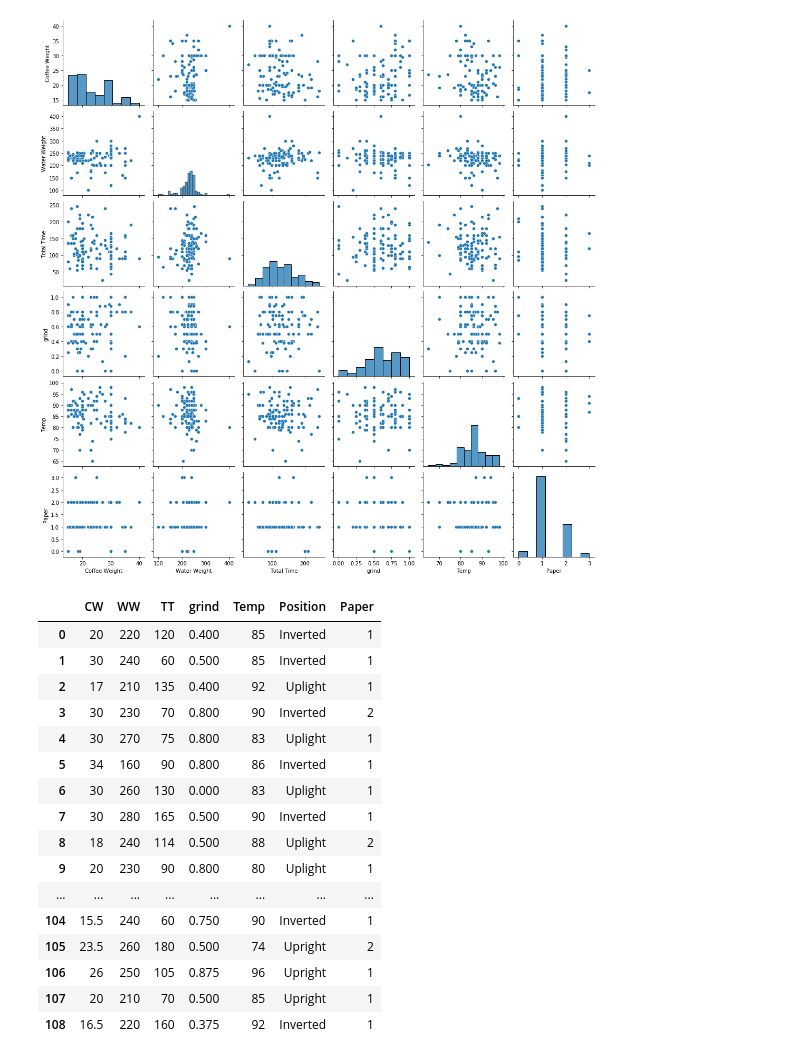
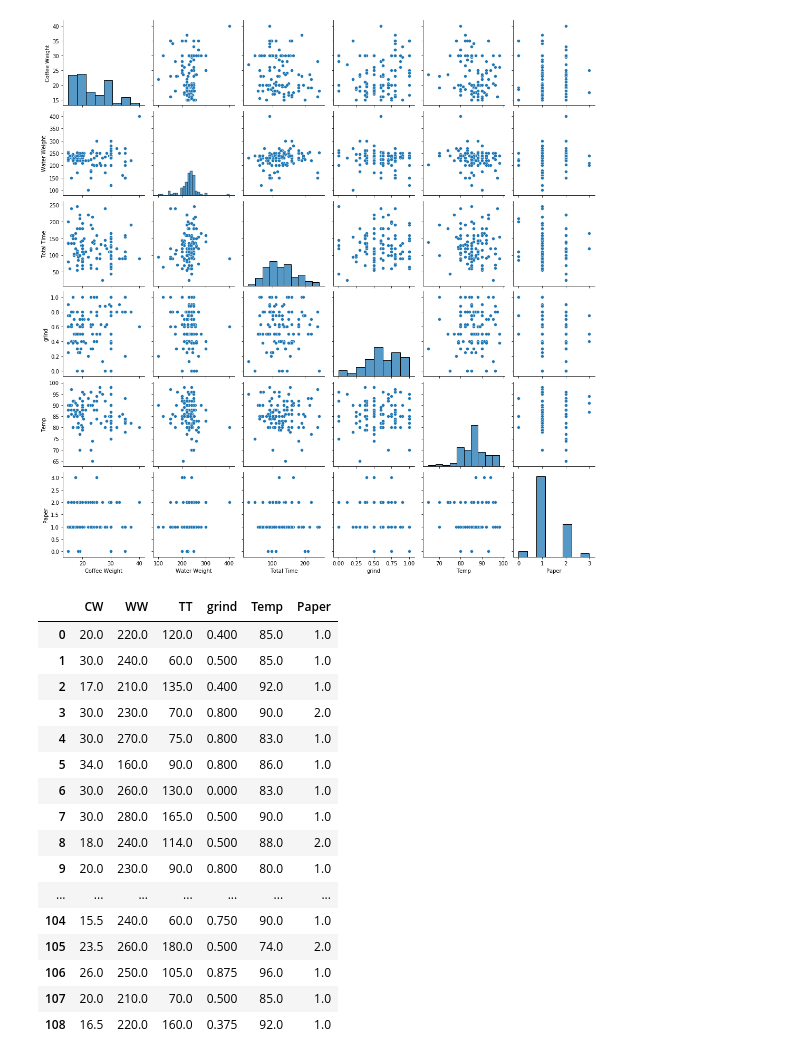
Before and after one commit to kikkawa-ryo/Aeropress, a Jupyter notebook: Aeropress.ipynb, the cells around one changed output. Drawn from its saved outputs; the diff is of its cells as text; code cells hidden in the pictures.

```diff
--- a/Aeropress.ipynb
+++ b/Aeropress.ipynb
@@ -640,23 +633,24 @@ import statsmodels.formula.api as smf
 # %%
 dfnew = data.rename(columns={'Coffee Weight': 'CW', 'Water Weight': 'WW', 'Total Time': 'TT'})
+dfnew = dfnew.drop(columns = 'Position').astype(float)
 dfnew
 # %% [output]
-|  | CW | WW | TT | grind | Temp | Position | Paper |
-| 0 | 20 | 220 | 120 | 0.400 | 85 | Inverted | 1 |
-| 1 | 30 | 240 | 60 | 0.500 | 85 | Inverted | 1 |
-| 2 | 17 | 210 | 135 | 0.400 | 92 | Uplight | 1 |
-| 3 | 30 | 230 | 70 | 0.800 | 90 | Inverted | 2 |
-| 4 | 30 | 270 | 75 | 0.800 | 83 | Uplight | 1 |
-| 5 | 34 | 160 | 90 | 0.800 | 86 | Inverted | 1 |
-| 6 | 30 | 260 | 130 | 0.000 | 83 | Uplight | 1 |
-| 7 | 30 | 280 | 165 | 0.500 | 90 | Inverted | 1 |
-| 8 | 18 | 240 | 114 | 0.500 | 88 | Uplight | 2 |
-| 9 | 20 | 230 | 90 | 0.800 | 80 | Uplight | 1 |
-| ... | ... | ... | ... | ... | ... | ... | ... |
-| 104 | 15.5 | 240 | 60 | 0.750 | 90 | Inverted | 1 |
-| 105 | 23.5 | 260 | 180 | 0.500 | 74 | Upright | 2 |
-| 106 | 26 | 250 | 105 | 0.875 | 96 | Upright | 1 |
-| 107 | 20 | 210 | 70 | 0.500 | 85 | Upright | 1 |
-| 108 | 16.5 | 220 | 160 | 0.375 | 92 | Inverted | 1 |
+|  | CW | WW | TT | grind | Temp | Paper |
+| 0 | 20.0 | 220.0 | 120.0 | 0.400 | 85.0 | 1.0 |
+| 1 | 30.0 | 240.0 | 60.0 | 0.500 | 85.0 | 1.0 |
+| 2 | 17.0 | 210.0 | 135.0 | 0.400 | 92.0 | 1.0 |
+| 3 | 30.0 | 230.0 | 70.0 | 0.800 | 90.0 | 2.0 |
+| 4 | 30.0 | 270.0 | 75.0 | 0.800 | 83.0 | 1.0 |
+| 5 | 34.0 | 160.0 | 90.0 | 0.800 | 86.0 | 1.0 |
+| 6 | 30.0 | 260.0 | 130.0 | 0.000 | 83.0 | 1.0 |
+| 7 | 30.0 | 280.0 | 165.0 | 0.500 | 90.0 | 1.0 |
+| 8 | 18.0 | 240.0 | 114.0 | 0.500 | 88.0 | 2.0 |
+| 9 | 20.0 | 230.0 | 90.0 | 0.800 | 80.0 | 1.0 |
+| ... | ... | ... | ... | ... | ... | ... |
+| 104 | 15.5 | 240.0 | 60.0 | 0.750 | 90.0 | 1.0 |
+| 105 | 23.5 | 260.0 | 180.0 | 0.500 | 74.0 | 2.0 |
+| 106 | 26.0 | 250.0 | 105.0 | 0.875 | 96.0 | 1.0 |
+| 107 | 20.0 | 210.0 | 70.0 | 0.500 | 85.0 | 1.0 |
+| 108 | 16.5 | 220.0 | 160.0 | 0.375 | 92.0 | 1.0 |
 # %%
 #Timeに対して正に有意かどうか
```
Also changed, not shown: parts of 11 cells of this notebook, 1 other file.
